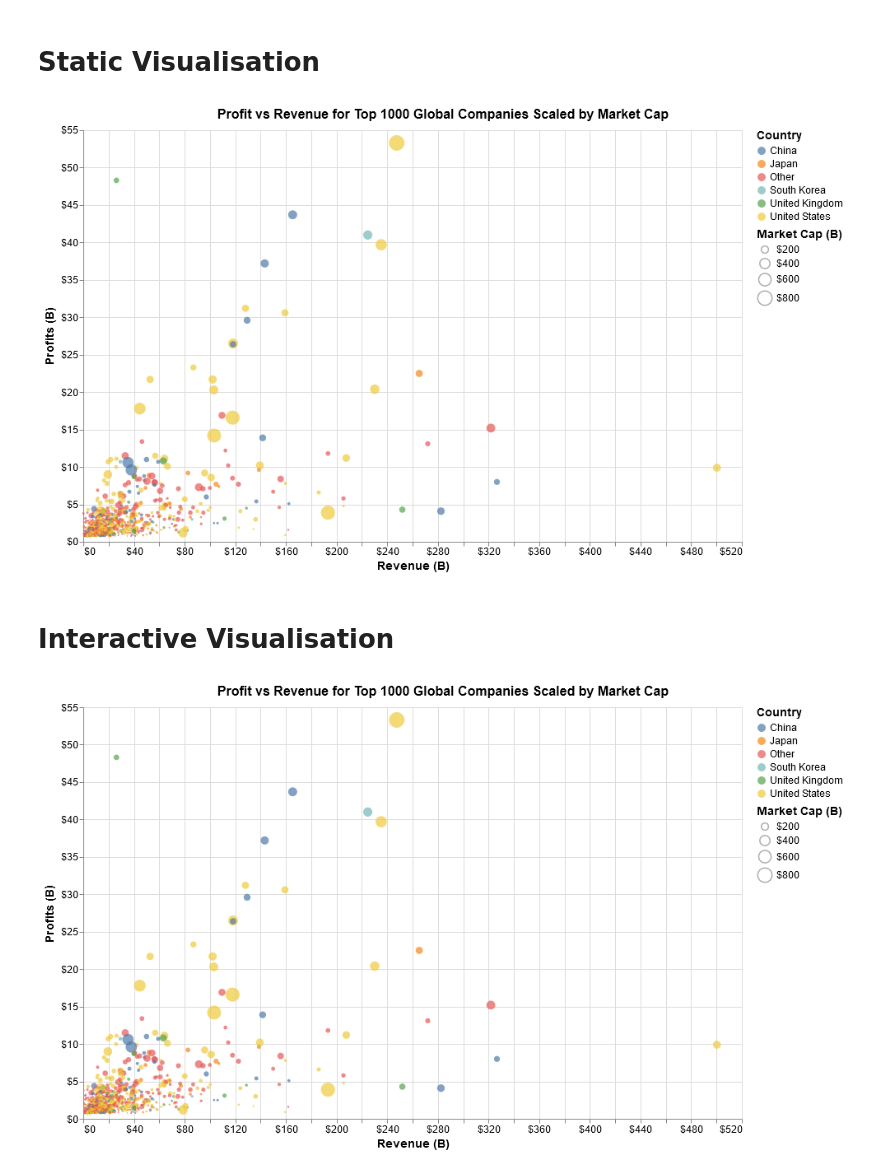
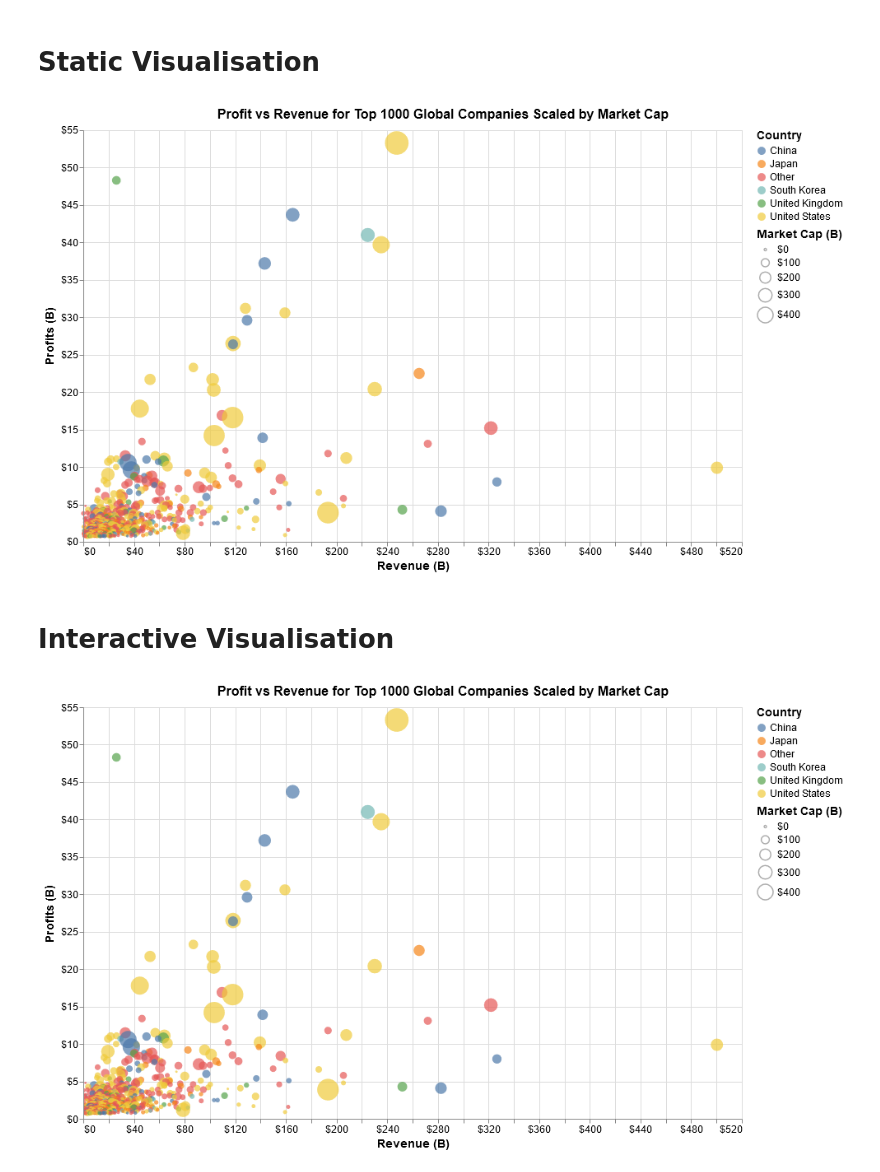
Before and after one commit to AidanCooper/data-visualisation, a Jupyter notebook: top-profit-revenue/tpr_altair.ipynb, the cells around one changed output. Saved outputs shown, nothing was run; the diff lists cells and outputs as text; code cells hidden in the pictures.

```diff
--- a/top-profit-revenue/tpr_altair.ipynb
+++ b/top-profit-revenue/tpr_altair.ipynb
@@ -112,48 +112,54 @@ df.columns = ['Company', 'Country', 'Revenue', 'Profits', 'Assets', 'Market Cap'
 # %%
 top = 1000
 df_top = df[:top]
 
 alt.Chart(df_top).mark_circle().encode(
     alt.X('Revenue', axis=alt.Axis(format='$f', title='Revenue (B)'), scale=alt.Scale(domain=[0, 520], nice=40)),
     alt.Y('Profits', axis=alt.Axis(format='$', title='Profits (B)')),
     color='Country',
-    size=alt.Size('Market Cap', legend=alt.Legend(format='$f', title='Market Cap (B)')),
+    size=alt.Size('Market Cap', legend=alt.Legend(format='$f', title='Market Cap (B)'), scale=alt.Scale(domain=[0, 400])),
     opacity=alt.value(0.7),
 ).properties(
     title='Profit vs Revenue for Top {} Global Companies Scaled by Market Cap'.format(top),
     width=800,
     height=500,
 ).configure(
     title={'fontSize': 16},
     axis={'labelFontSize': 12, 'titleFontSize': 14},
     legend={'titleFontSize': 14, 'labelFontSize': 12},
 )
 # %% [output]
-[figure, old version]
+[figure, new version]
 # %% [markdown]
 # Interactive Visualisation
 # %%
 top = 1000
 df_top = df[:top]
+
+selection = alt.selection_multi(fields=['Country'])
 
 chart = alt.Chart(df_top).mark_circle().encode(
     alt.X('Revenue', axis=alt.Axis(format='$f', title='Revenue (B)'), scale=alt.Scale(domain=[0, 520], nice=40)),
     alt.Y('Profits', axis=alt.Axis(format='$', title='Profits (B)')),
     color='Country',
-    size=alt.Size('Market Cap', legend=alt.Legend(format='$f', title='Market Cap (B)')),
+    size=alt.Size('Market Cap', legend=alt.Legend(format='$f', title='Market Cap (B)'), scale=alt.Scale(domain=[0, 400])),
     opacity=alt.value(0.7),
-    tooltip=['Company', 'Revenue', 'Profits', 'Market Cap']
+    tooltip=['Company', 'Country', 'Revenue', 'Profits', 'Market Cap']
 ).properties(
     title='Profit vs Revenue for Top {} Global Companies Scaled by Market Cap'.format(top),
     width=800,
     height=500,
+    selection=selection,
 ).configure(
     title={'fontSize': 16},
     axis={'labelFontSize': 12, 'titleFontSize': 14},
     legend={'titleFontSize': 14, 'labelFontSize': 12},
+).transform_filter(
+    selection,
 ).interactive()
+chart.save('tpr_altair.html')
 chart
 # %% [output]
-[figure, old version]
+[figure, new version]
 # %%
 df.to_csv('top_profit.csv')
```
Also changed, not shown: 2 other files.
